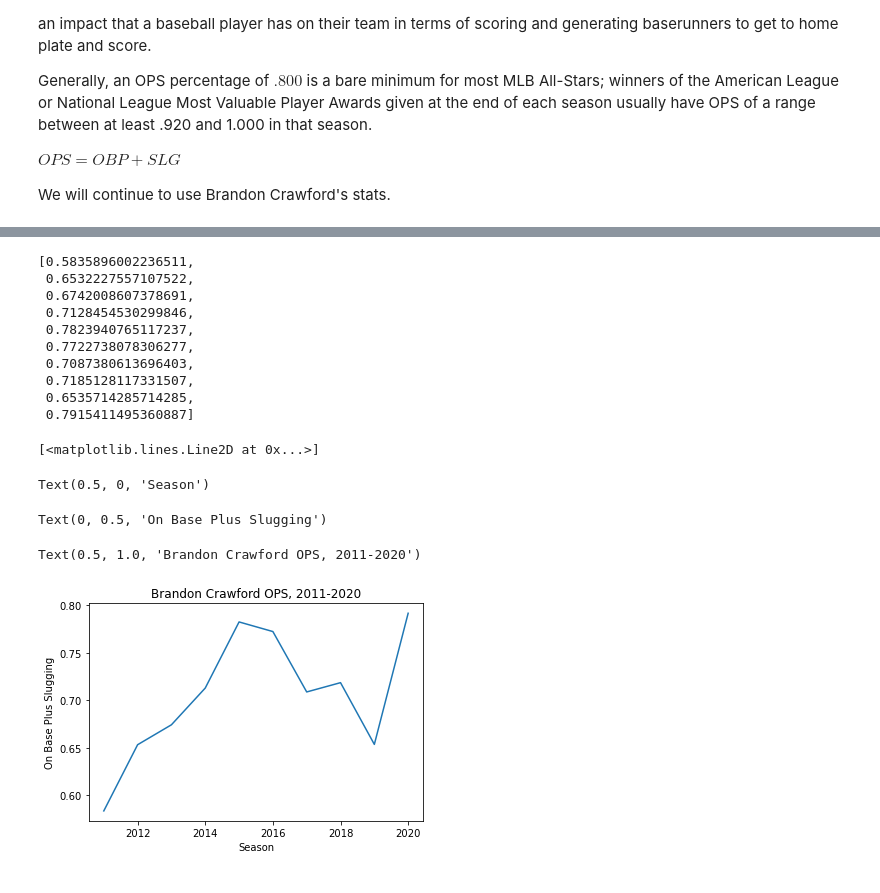
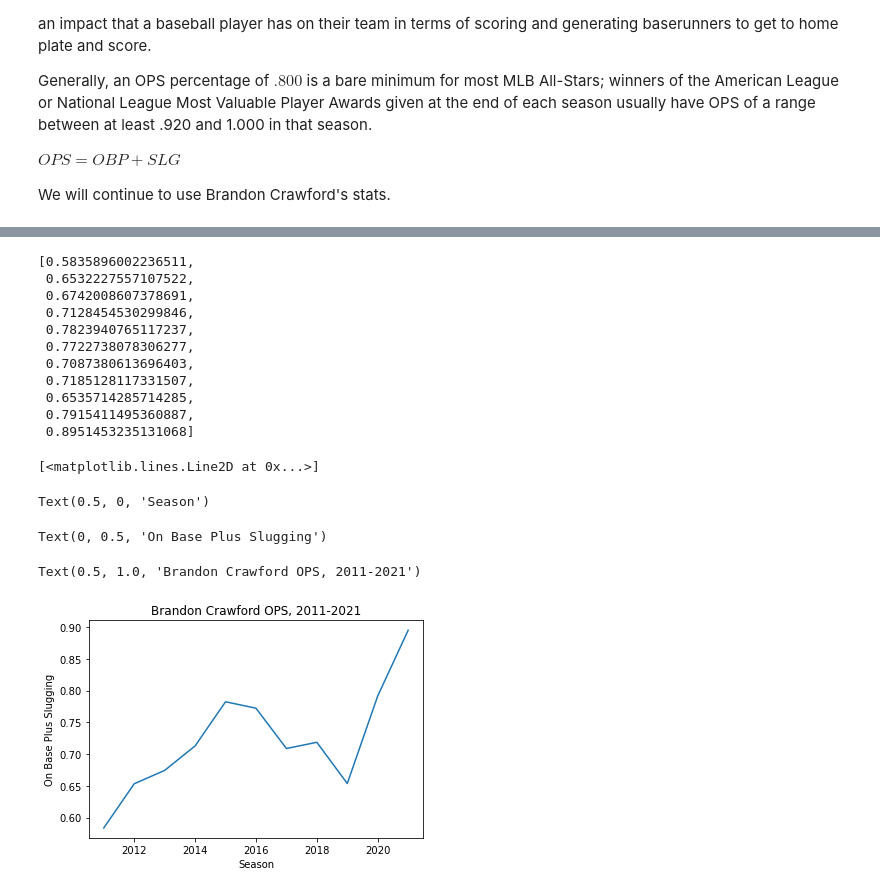
Before and after one commit to matthewjchin/baseballstats, a Jupyter notebook: Slugging.ipynb, the cells around one changed output, grey strips where cells are left out. Drawn from its saved outputs; the diff is of its cells as text; code cells hidden in the pictures.

```diff
--- a/Slugging.ipynb
+++ b/Slugging.ipynb
@@ -284,6 +326,6 @@ bc_sf = bc35_stats['SF'].sum()
 bc_obp = (bc_h + bc_bb + bc_hbp) / (bc_ab + bc_bb + bc_hbp + bc_sf)
 print("Crawford career OBP:",bc_obp)
 
-bc_yrs = [2011, 2012, 2013, 2014, 2015, 2016, 2017, 2018, 2019, 2020]
+bc_yrs = [2011, 2012, 2013, 2014, 2015, 2016, 2017, 2018, 2019, 2020, 2021]
 # bc35_stats
 # %% [output]
@@ -291,6 +333,7 @@ Crawford career OBP: 0.3166156982670744
 # %%
 # OBP per season
-bc_obp10 = [None] * 10
+# bc_obp10 = [None] * 10
+bc_obp10 = [None] * 11
 counter = 0
 for a in bcraw_stats:
     bc_obp10[counter] = (a[8] + a[15] + a[18]) / (a[6] + a[15] + a[18] + a[20])
@@ -354,6 +403,7 @@ bc35_stats
 # %%
 # SLG per season
-bc_slg10 = [None] * 10
+# bc_slg10 = [None] * 10
+bc_slg10 = [None] * 11
 counter = 0
 for a in bcraw_stats:
     singles = a[8] - (a[9] + a[10] + a[11])
@@ -389,7 +440,8 @@ Text(0.5, 1.0, 'Brandon Crawford SLG, 2011-2020')
 # %%
 # OPS per season
 
-bc_ops10 = [None] * 10
+# bc_ops10 = [None] * 10
+bc_ops10 = [None] * 11
 counter = 0
 for a in bc_obp10:
     bc_ops10[counter] = bc_obp10[counter] + bc_slg10[counter]
@@ -406,18 +458,19 @@ bc_ops10
  0.7087380613696403,
  0.7185128117331507,
  0.6535714285714285,
- 0.7915411495360887]
+ 0.7915411495360887,
+ 0.8951453235131068]
 # %%
 # SLG over the years
 
 plt.plot(bc_yrs, bc_ops10)
 plt.xlabel("Season")
 plt.ylabel("On Base Plus Slugging")
-plt.title("Brandon Crawford OPS, 2011-2020")
+plt.title("Brandon Crawford OPS, 2011-2021")
 plt.show()
 # %% [output]
 [<matplotlib.lines.Line2D at 0x...>]
 Text(0.5, 0, 'Season')
 Text(0, 0.5, 'On Base Plus Slugging')
-Text(0.5, 1.0, 'Brandon Crawford OPS, 2011-2020')
+Text(0.5, 1.0, 'Brandon Crawford OPS, 2011-2021')
-[figure, old version]
+[figure, new version]
```
Also changed, not shown: parts of 10 cells of this notebook, 2 other files.
